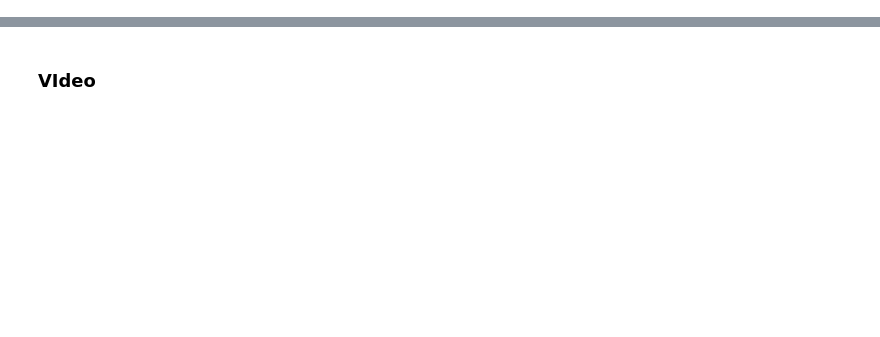
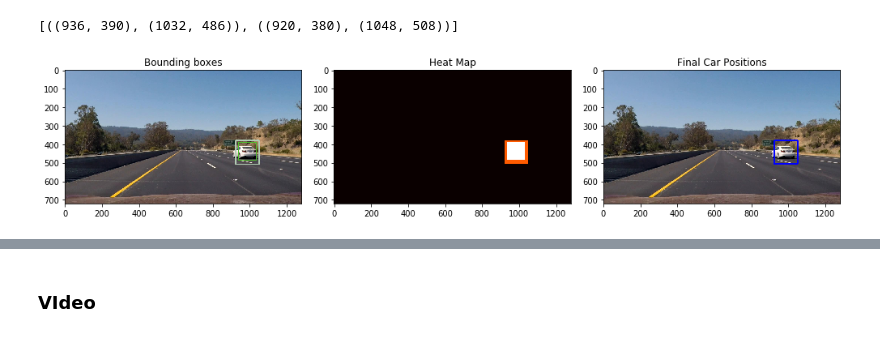
Before and after one commit to bearpelican/CarND-Vehicle-Detection, a Jupyter notebook: 1-7-Encode-Video.ipynb, the cells around one changed output, grey strips where cells are left out. Cells and saved outputs as stored; diff of their text form; code cells hidden in the pictures; blank space fills up the shorter version.

Commit message:
Updating writeup and adding last few images

```diff
--- a/1-7-Encode-Video.ipynb
+++ b/1-7-Encode-Video.ipynb
@@ -13,8 +17,8 @@ from scipy.ndimage.measurements import label
 # Define a single function that can extract features using hog sub-sampling and make predictions
 def find_cars(img, ystart, ystop, scale, svc, X_scaler, orient, pix_per_cell, cell_per_block, spatial_size, hist_bins, color_space, show_boxes):
     img = img.astype(np.float32)/255
-
-    img_tosearch = img[ystart:ystop,:,:]
+    xstart = 600
+    img_tosearch = img[ystart:ystop,xstart:,:]
     ctrans_tosearch = convert_colorspace(img_tosearch, color_space=color_space)
     if scale != 1:
         imshape = ctrans_tosearch.shape
@@ -68,7 +72,7 @@ def find_cars(img, ystart, ystop, scale, svc, X_scaler, orient, pix_per_cell, ce
             test_prediction = svc.predict(test_features)
 
             if test_prediction == 1 or show_boxes is True:
-                xbox_left = np.int(xleft*scale)
+                xbox_left = np.int(xleft*scale)+xstart
                 ytop_draw = np.int(ytop*scale)
                 win_draw = np.int(window*scale)
                 top_left = (xbox_left, ytop_draw+ystart)
@@ -218,0 +143,52 @@ plt.imshow(out_img)
+# %%
+def label_cars(image):
+    box_list = get_boxes(image)
+    print(box_list)
+
+    heat = np.zeros_like(image[:,:,0]).astype(np.float)
+
+    heat = add_heat(heat, box_list, 1)
+
+    heat = apply_threshold(heat, 0)
+
+    # Visualize the heatmap when displaying
+    heatmap = np.clip(heat, 0, 255)
+
+    labels = label(heatmap)
+    draw_img = draw_labeled_bboxes(np.copy(image), labels)
+
+    return draw_img, heatmap, box_list
+
+def show_frame_heatmap(time):
+    frame_file = 'test_images/project_video/'+str(time)+'.jpg'
+    clip1 = VideoFileClip("project_video.mp4")
+    clip1.save_frame(frame_file, t=time)
+
+    img = mpimg.imread(frame_file)
+
+    # Find final boxes from heatmap using label function
+    draw_img, heatmap, boxes = label_cars(img)
+
+    fig = plt.figure(figsize=(14,6))
+
+    out_img = draw_boxes(img, boxes, True)
+    plt.subplot(131)
+    plt.imshow(out_img)
+    plt.title('Bounding boxes')
+
+    plt.subplot(132)
+    plt.imshow(heatmap, cmap='hot')
+    plt.title('Heat Map')
+
+    plt.subplot(133)
+    plt.imshow(draw_img)
+    plt.title('Final Car Positions')
+
+    fig.tight_layout()
+
+    fig.savefig('output_images/label_3_frame_'+str(time)+'.png')
+
+show_frame_heatmap(18)
+# %% [output]
+[((936, 390), (1032, 486)), ((920, 380), (1048, 508))]
+[figure, added]
```
Also changed, not shown: parts of 10 cells of this notebook, 44 other files.
